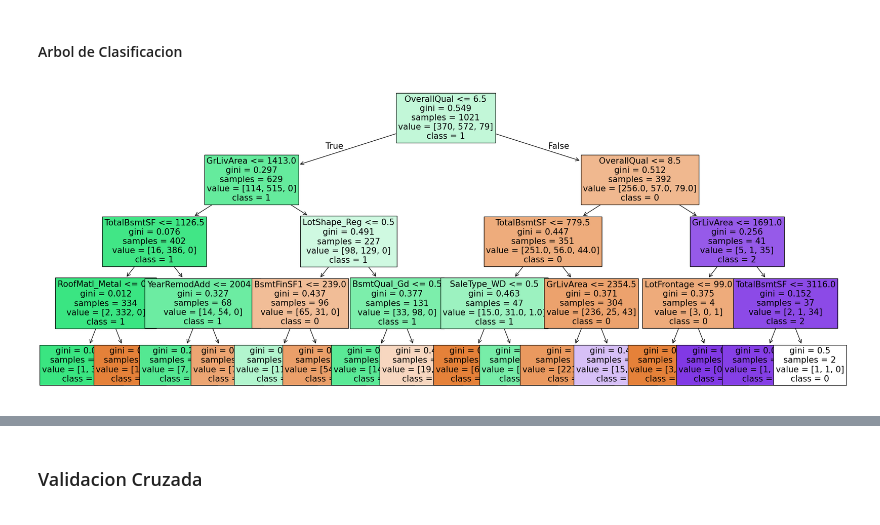
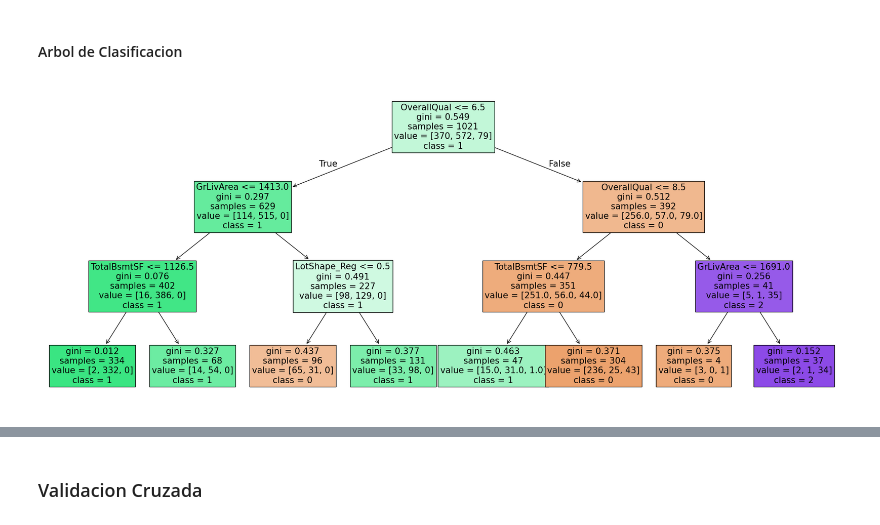
Before and after one commit to DiegoDuaS/Decision_Trees_2, a Jupyter notebook: actividades.ipynb, the cells around one changed output, grey strips where cells are left out. Drawn from its saved outputs; the diff is of its cells as text; code cells hidden in the pictures.

```diff
--- a/actividades.ipynb
+++ b/actividades.ipynb
@@ -353,7 +347,9 @@ arbol = arbol.fit(X_train, y_train)
 # %%
+arbol = DecisionTreeClassifier(criterion="gini", max_depth=3, random_state=42)
+arbol = arbol.fit(X_train, y_train)
 plt.figure(figsize=(25,10))
 tree.plot_tree(arbol,feature_names=fuzzy_hp.columns,
                class_names=['0','1','2'],filled=True, fontsize=15 )
 plt.show()
 # %% [output]
-[figure, old version]
+[figure, new version]
```
Also changed, not shown: parts of 14 cells of this notebook, 2 other files.
